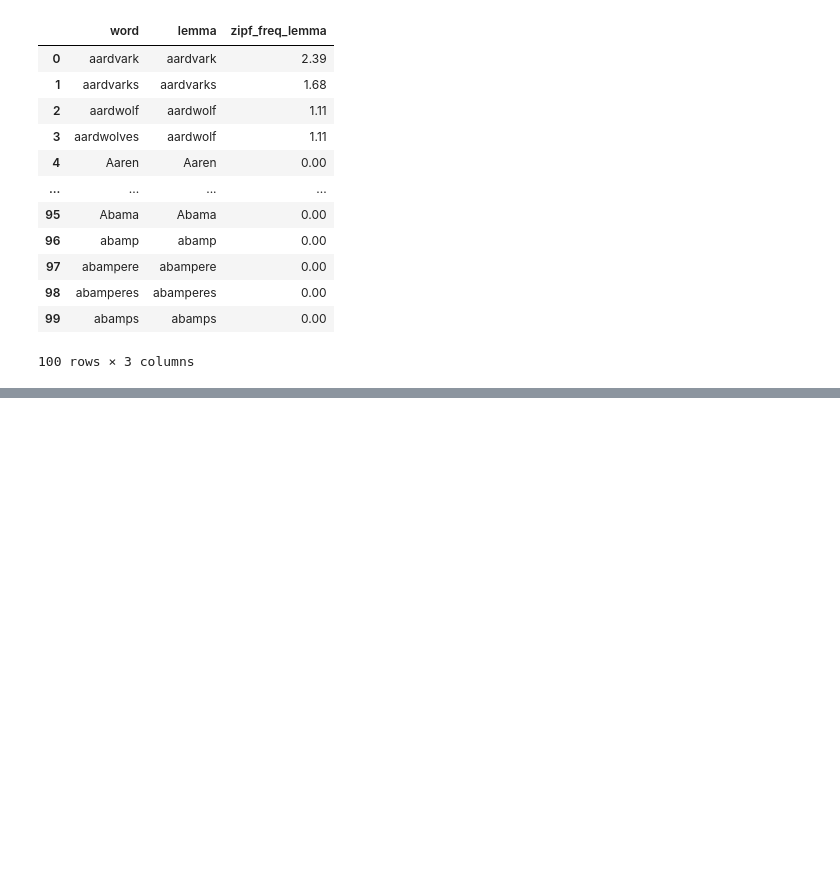
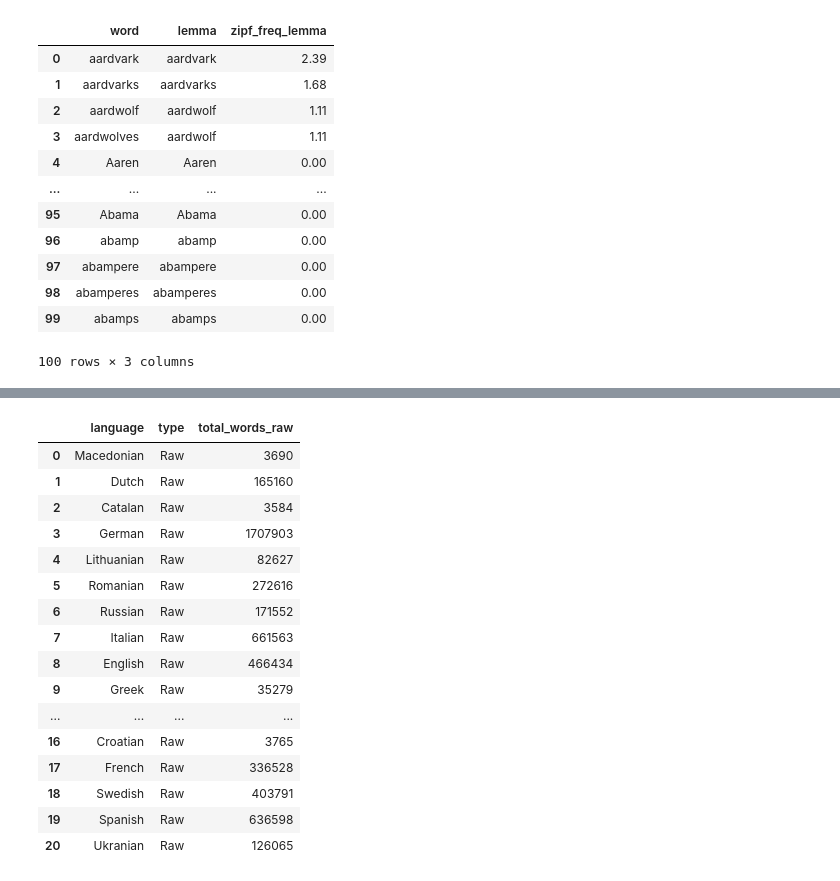
Before and after one commit to fshtank/language-learning-agent, a Jupyter notebook: clean-word-lists.ipynb, the cells around one changed output, grey strips where cells are left out. Saved outputs shown, nothing was run; the diff lists cells and outputs as text; code cells hidden in the pictures; blank space fills up the shorter version.

Commit message:
Complete Initial Push - Jupyter Notebook fixes are in place and working. some data (English and spanish) have been generated in /data folder

```diff
--- a/clean-word-lists.ipynb
+++ b/clean-word-lists.ipynb
@@ -264,4 +269,5 @@ Lemmatise words
 # %%
+# Cell 19
 import json
 
 language_raw = []
@@ -269,31 +275,58 @@ total_words_raw = []
 
 for path, subdirs, files in os.walk("raw-word-lists"):
     for name in files:
+        if not name.endswith(".txt"):
+            continue
+
         filename = (os.path.join(path, name))
         language_raw += [name.split(".")[0]]
         total_words_raw += [count_csv_elements_in_file(filename)]
 
 raw_data = pd.DataFrame({
     "language": language_raw,
-    "type": ["Raw"] * 21,
+    "type": ["Raw"] * len(language_raw),
     "total_words_raw": total_words_raw,
 })
 # %%
+# Cell 20
+
 language_clean = []
 total_words_clean = []
 
 for path, subdirs, files in os.walk("data"):
     for name in files:
+
+        if not name.endswith(".txt"):
+            continue
+
         filename = (os.path.join(path, name))
         language_clean += [path.split("/")[1]]
         with open(filename, "r", encoding="utf-8") as f:
             data = json.load(f)
             total_words_clean += [len(data.keys())]
 
 clean_data = pd.DataFrame({
-    "language": language_clean,
-    "type": ["Clean"] * 21,
-    "total_words_raw": total_words_clean,
+    "language": language_raw,
+    "type": ["Raw"] * len(language_raw),
+    "total_words_raw": total_words_raw,
 })
 
 pd.concat([raw_data, clean_data])
+# %% [output]
+|  | language | type | total_words_raw |
+| 0 | Macedonian | Raw | 3690 |
+| 1 | Dutch | Raw | 165160 |
+| 2 | Catalan | Raw | 3584 |
+| 3 | German | Raw | 1707903 |
+| 4 | Lithuanian | Raw | 82627 |
+| 5 | Romanian | Raw | 272616 |
+| 6 | Russian | Raw | 171552 |
+| 7 | Italian | Raw | 661563 |
+| 8 | English | Raw | 466434 |
+| 9 | Greek | Raw | 35279 |
+| ... | ... | ... | ... |
+| 16 | Croatian | Raw | 3765 |
+| 17 | French | Raw | 336528 |
+| 18 | Swedish | Raw | 403791 |
+| 19 | Spanish | Raw | 636598 |
+| 20 | Ukranian | Raw | 126065 |
```
Also changed, not shown: parts of 3 cells of this notebook, 2 other files.
